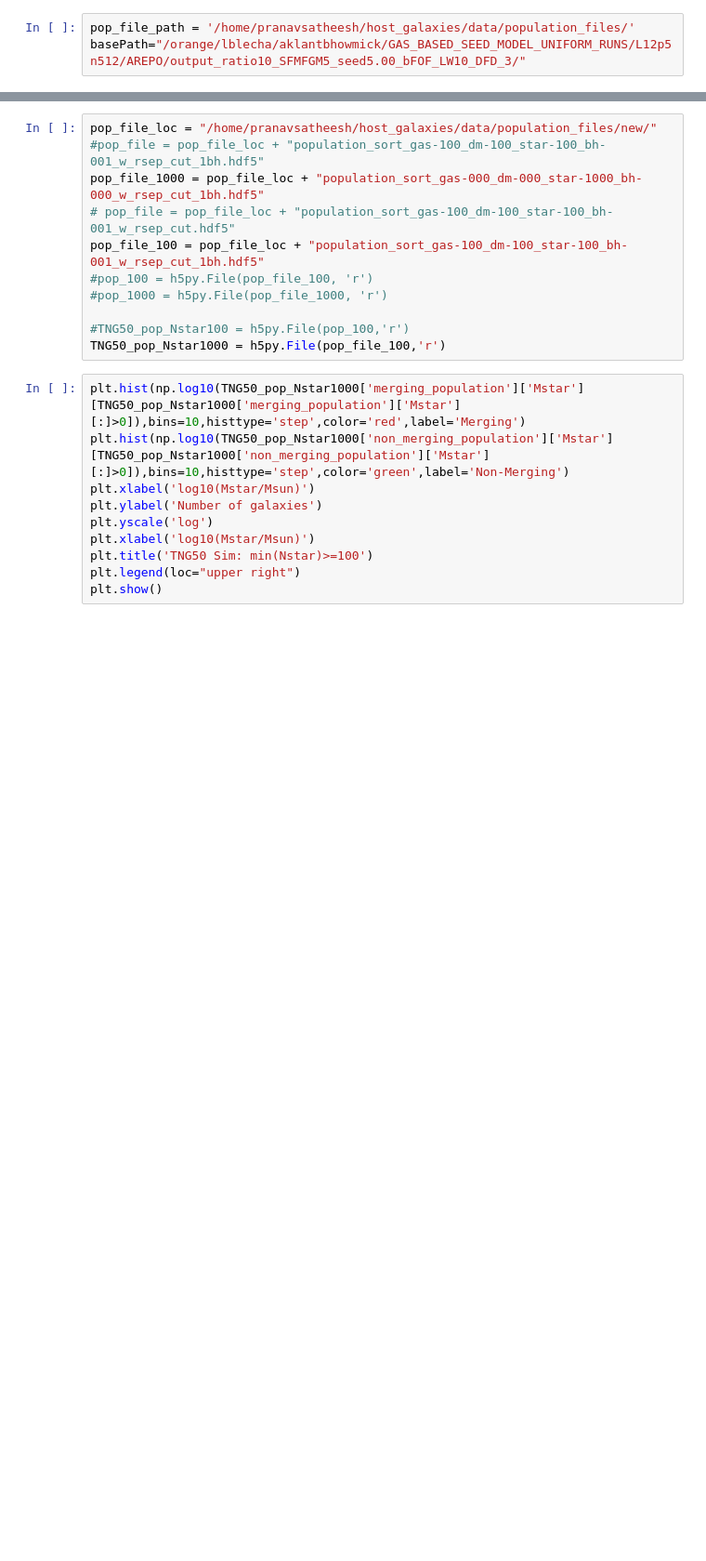
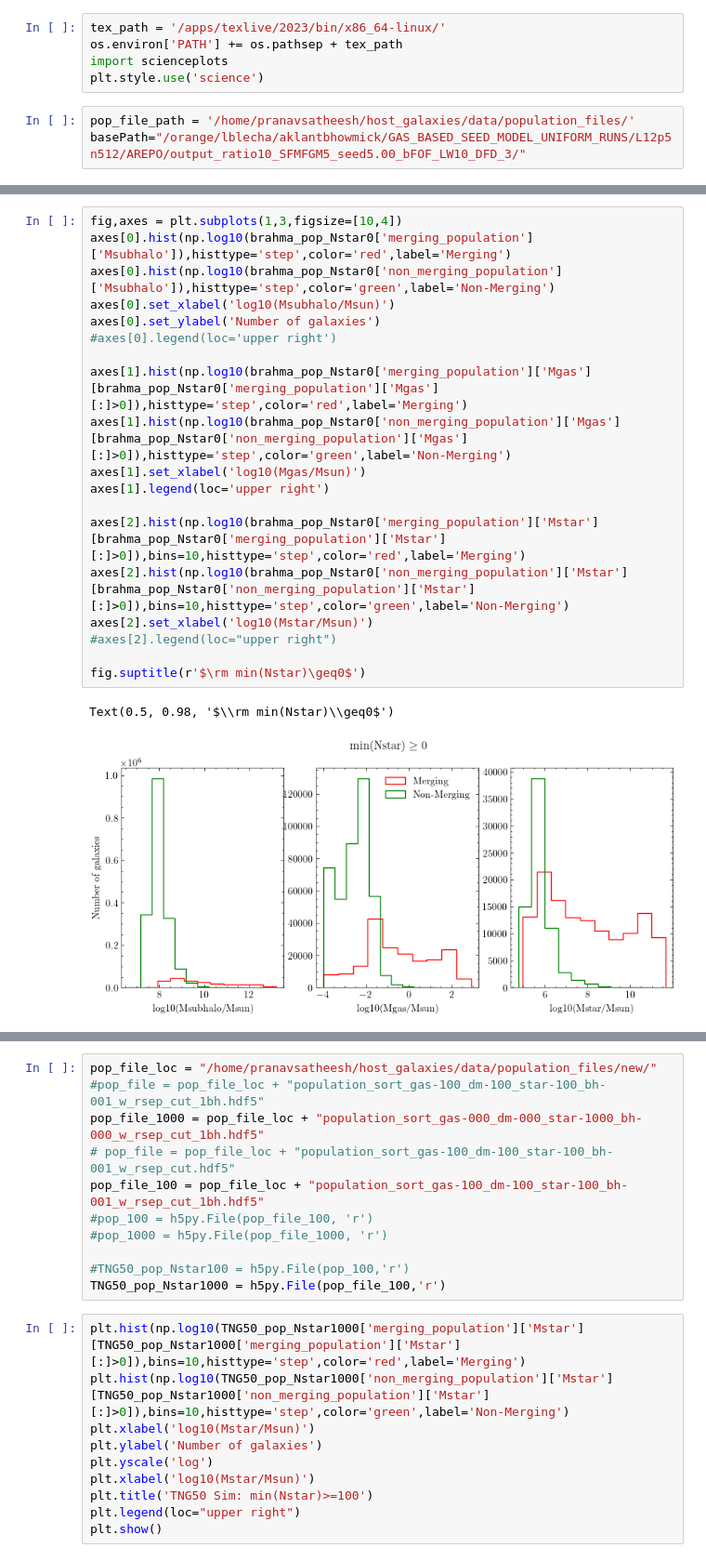
Before and after one commit to pranav-satheesh/host_galaxies, a Jupyter notebook: notebooks/control_sample_analysis_w_brahma_galaxy_mergers.ipynb, the cells around one changed output, grey strips where cells are left out. Shown at 93% size. Drawn from its saved outputs; the diff is of its cells as text; blank space fills up the shorter version.

```diff
--- a/notebooks/control_sample_analysis_w_brahma_galaxy_mergers.ipynb
+++ b/notebooks/control_sample_analysis_w_brahma_galaxy_mergers.ipynb
@@ -17,6 +17,11 @@ from tqdm import tqdm
 import datetime
 from scipy.spatial import cKDTree
 from scipy.stats import ks_2samp
+# %%
+tex_path = '/apps/texlive/2023/bin/x86_64-linux/'
+os.environ['PATH'] += os.pathsep + tex_path
+import scienceplots
+plt.style.use('science')
 # %%
 pop_file_path = '/home/pranavsatheesh/host_galaxies/data/population_files/'
 basePath="/orange/lblecha/aklantbhowmick/GAS_BASED_SEED_MODEL_UNIFORM_RUNS/L12p5n512/AREPO/output_ratio10_SFMFGM5_seed5.00_bFOF_LW10_DFD_3/"
@@ -58,0 +85,22 @@ fig.tight_layout()
+# %%
+fig,axes = plt.subplots(1,3,figsize=[10,4])
+axes[0].hist(np.log10(brahma_pop_Nstar0['merging_population']['Msubhalo']),histtype='step',color='red',label='Merging')
+axes[0].hist(np.log10(brahma_pop_Nstar0['non_merging_population']['Msubhalo']),histtype='step',color='green',label='Non-Merging')
+axes[0].set_xlabel('log10(Msubhalo/Msun)')
+axes[0].set_ylabel('Number of galaxies')
+#axes[0].legend(loc='upper right')
+
+axes[1].hist(np.log10(brahma_pop_Nstar0['merging_population']['Mgas'][brahma_pop_Nstar0['merging_population']['Mgas'][:]>0]),histtype='step',color='red',label='Merging')
+axes[1].hist(np.log10(brahma_pop_Nstar0['non_merging_population']['Mgas'][brahma_pop_Nstar0['non_merging_population']['Mgas'][:]>0]),histtype='step',color='green',label='Non-Merging')
+axes[1].set_xlabel('log10(Mgas/Msun)')
+axes[1].legend(loc='upper right')
+
+axes[2].hist(np.log10(brahma_pop_Nstar0['merging_population']['Mstar'][brahma_pop_Nstar0['merging_population']['Mstar'][:]>0]),bins=10,histtype='step',color='red',label='Merging')
+axes[2].hist(np.log10(brahma_pop_Nstar0['non_merging_population']['Mstar'][brahma_pop_Nstar0['non_merging_population']['Mstar'][:]>0]),bins=10,histtype='step',color='green',label='Non-Merging')
+axes[2].set_xlabel('log10(Mstar/Msun)')
+#axes[2].legend(loc="upper right")
+
+fig.suptitle(r'$\rm min(Nstar)\geq0$')
+# %% [output]
+Text(0.5, 0.98, '$\\rm min(Nstar)\\geq0$')
+[figure, added]
```
Also changed, not shown: parts of 22 cells of this notebook, 29 other files.
